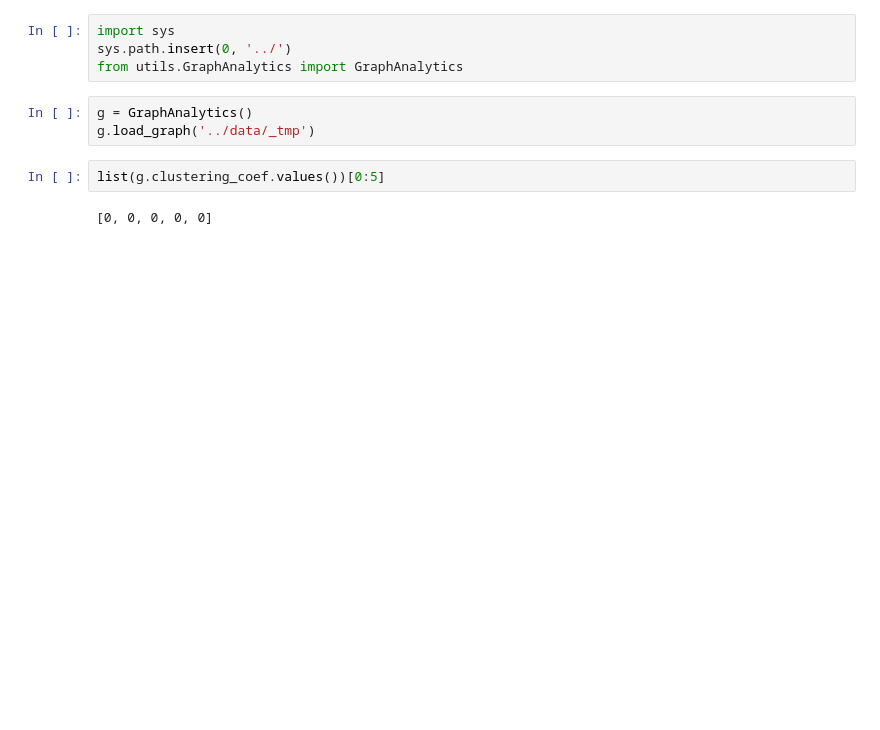
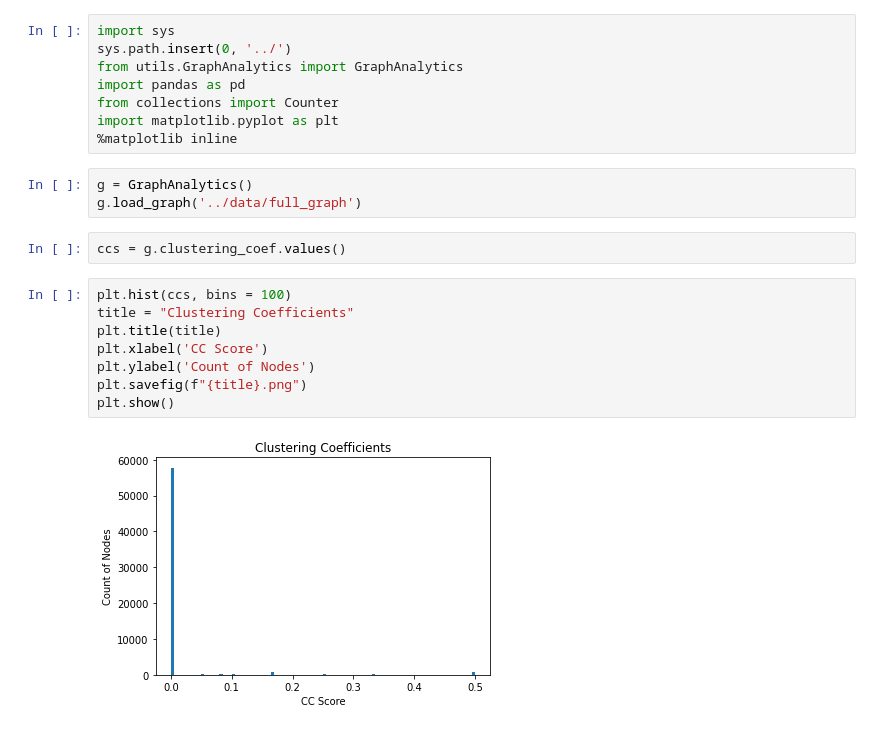
Before and after one commit to m4n0b0dy/Predicting_MnA, a Jupyter notebook: notebooks/GraphAnalytics Build and Test.ipynb, the cells around one changed output. Cells and saved outputs as stored; diff of their text form; blank space fills up the shorter version.

```diff
--- a/notebooks/GraphAnalytics Build and Test.ipynb
+++ b/notebooks/GraphAnalytics Build and Test.ipynb
@@ -2,10 +2,22 @@
 import sys
 sys.path.insert(0, '../')
 from utils.GraphAnalytics import GraphAnalytics
+import pandas as pd
+from collections import Counter
+import matplotlib.pyplot as plt
+%matplotlib inline
 # %%
 g = GraphAnalytics()
-g.load_graph('../data/_tmp')
+g.load_graph('../data/full_graph')
 # %%
-list(g.clustering_coef.values())[0:5]
+ccs = g.clustering_coef.values()
-# %% [output]
-[0, 0, 0, 0, 0]
+# %%
+plt.hist(ccs, bins = 100)
+title = "Clustering Coefficients"
+plt.title(title)
+plt.xlabel('CC Score')
+plt.ylabel('Count of Nodes')
+plt.savefig(f"{title}.png")
+plt.show()
+# %% [output]
+[figure, added]
```
Also changed, not shown: parts of 10 cells of this notebook, 5 other files.
